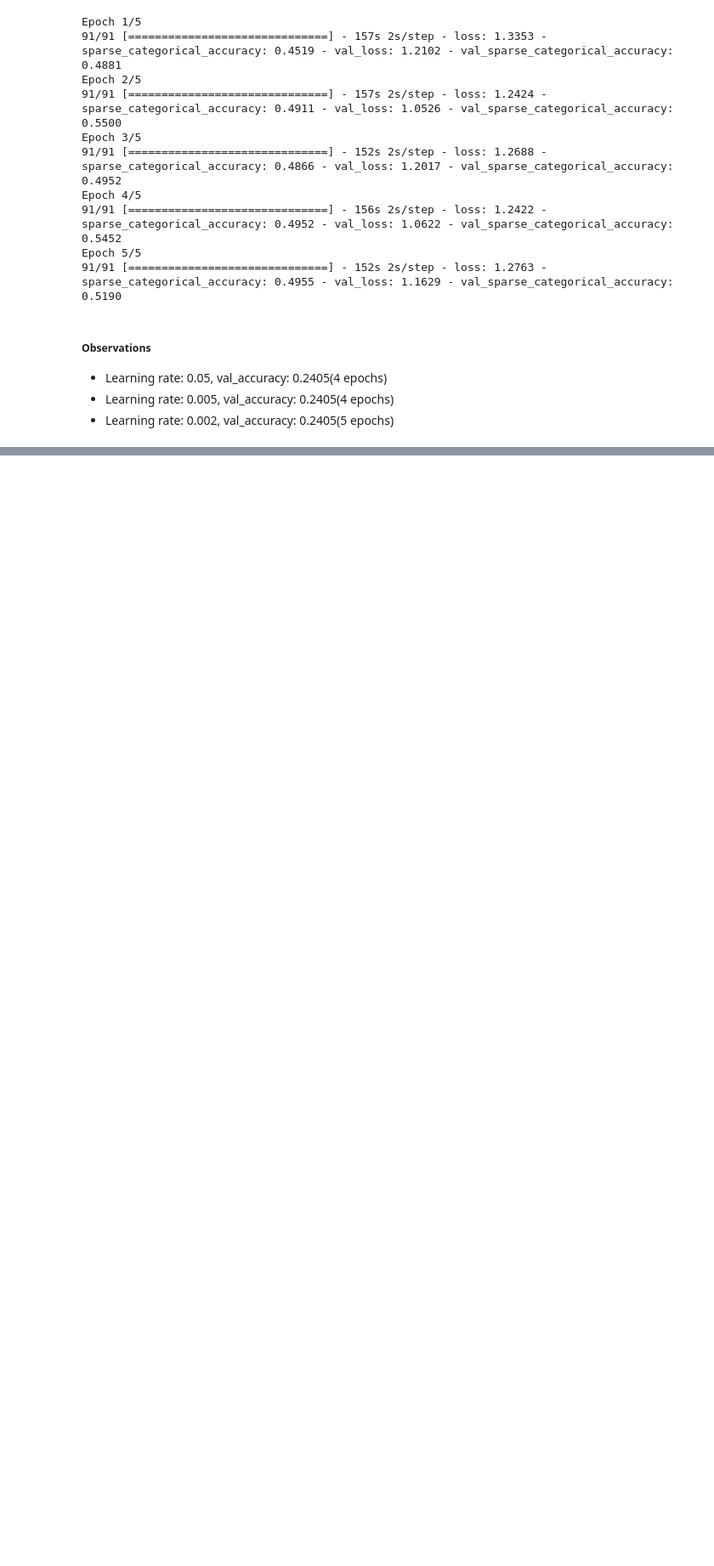
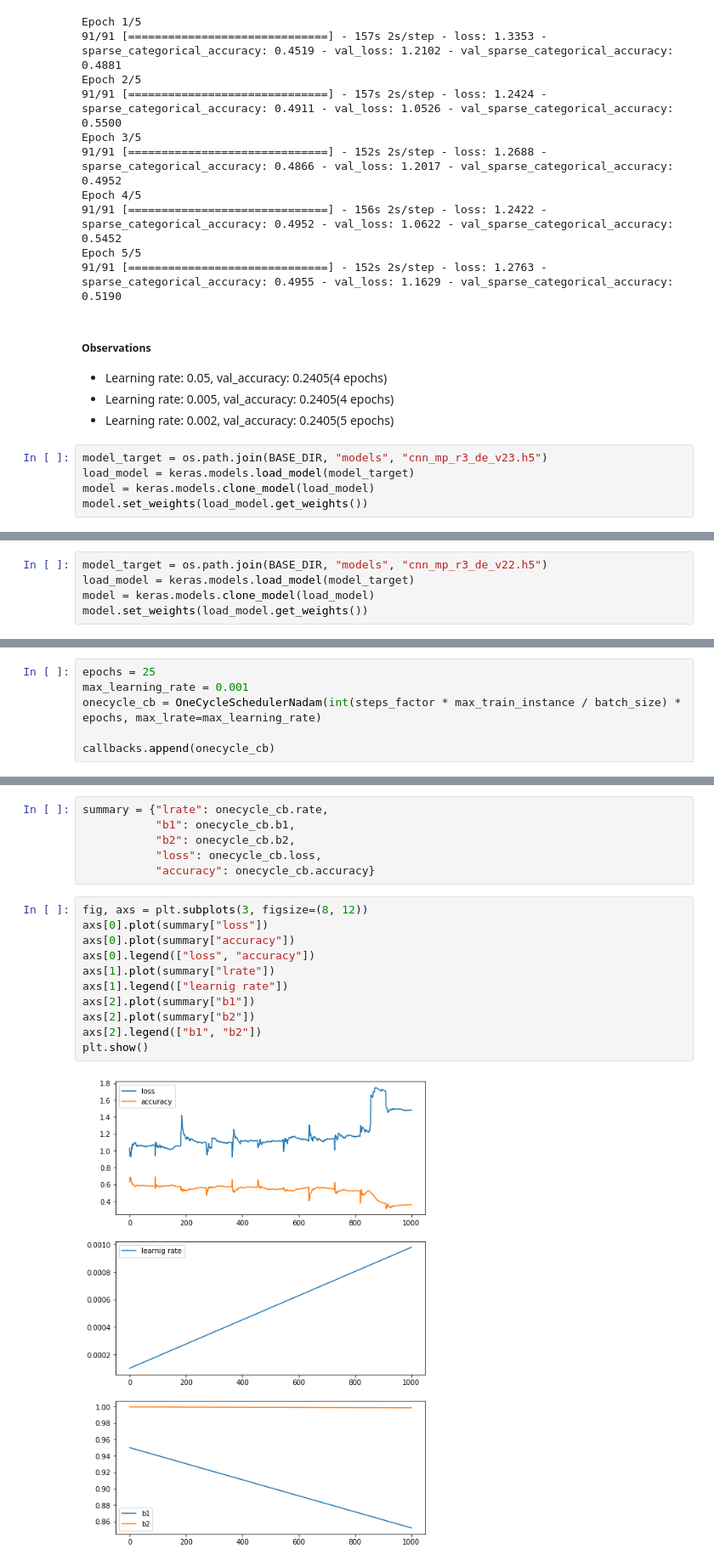
Before and after one commit to Kaushalkhokhar/complete-ml, a Jupyter notebook: projects/CNN/flowers.ipynb, the cells around one changed output, grey strips where cells are left out. Shown: that part at 85% size. Saved outputs shown, nothing was run; the diff lists cells and outputs as text; blank space fills up the shorter version.

```diff
--- a/projects/CNN/flowers.ipynb
+++ b/projects/CNN/flowers.ipynb
@@ -1232,3 +1232,8 @@ Epoch 5/5
 - Learning rate: 0.05, val_accuracy: 0.2405(4 epochs)
 - Learning rate: 0.005, val_accuracy: 0.2405(4 epochs)
 - Learning rate: 0.002, val_accuracy: 0.2405(5 epochs)
+# %%
+model_target = os.path.join(BASE_DIR, "models", "cnn_mp_r3_de_v23.h5")
+load_model = keras.models.load_model(model_target)
+model = keras.models.clone_model(load_model)
+model.set_weights(load_model.get_weights())
@@ -1234,0 +1247,5 @@ Epoch 5/5
+# %%
+model_target = os.path.join(BASE_DIR, "models", "cnn_mp_r3_de_v22.h5")
+load_model = keras.models.load_model(model_target)
+model = keras.models.clone_model(load_model)
+model.set_weights(load_model.get_weights())
@@ -1234,0 +1353,6 @@ Epoch 5/5
+# %%
+epochs = 25
+max_learning_rate = 0.001
+onecycle_cb = OneCycleSchedulerNadam(int(steps_factor * max_train_instance / batch_size) * epochs, max_lrate=max_learning_rate)
+
+callbacks.append(onecycle_cb)
@@ -1234,0 +1384,19 @@ Epoch 5/5
+# %%
+summary = {"lrate": onecycle_cb.rate,
+           "b1": onecycle_cb.b1,
+           "b2": onecycle_cb.b2,
+           "loss": onecycle_cb.loss,
+           "accuracy": onecycle_cb.accuracy}
+# %%
+fig, axs = plt.subplots(3, figsize=(8, 12))
+axs[0].plot(summary["loss"])
+axs[0].plot(summary["accuracy"])
+axs[0].legend(["loss", "accuracy"])
+axs[1].plot(summary["lrate"])
+axs[1].legend(["learnig rate"])
+axs[2].plot(summary["b1"])
+axs[2].plot(summary["b2"])
+axs[2].legend(["b1", "b2"])
+plt.show()
+# %% [output]
+[figure, added]
```
Also changed, not shown: parts of 19 cells of this notebook, 1 other file.
